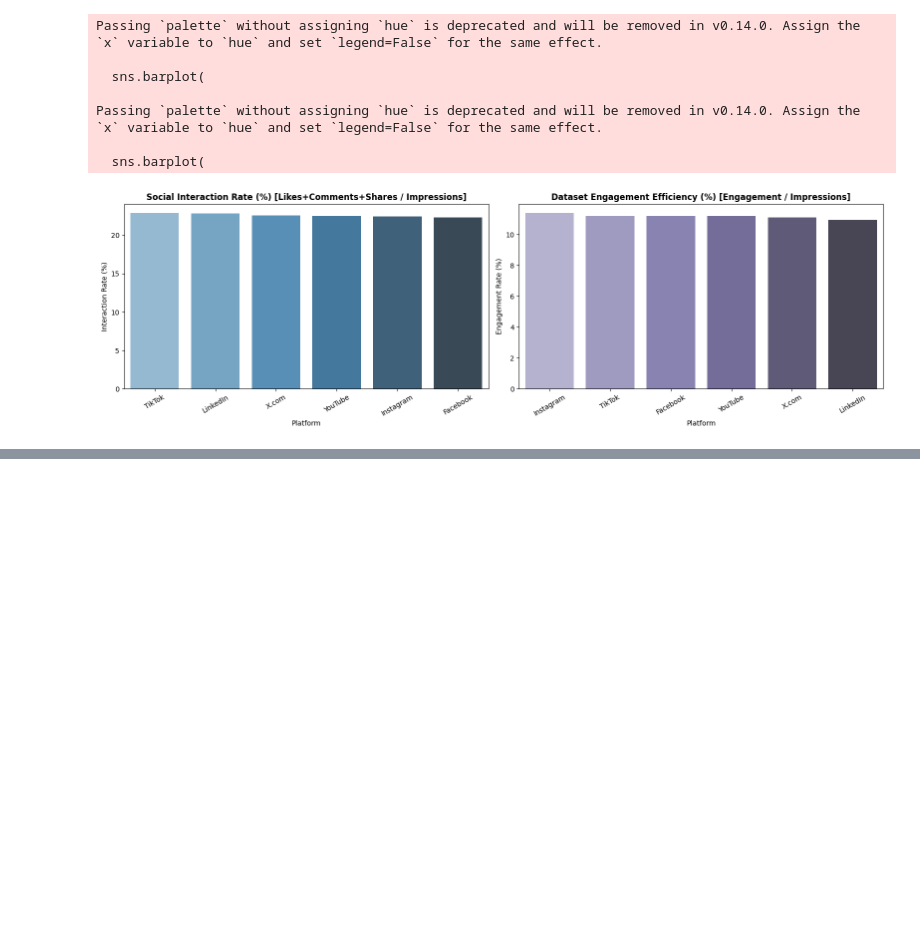
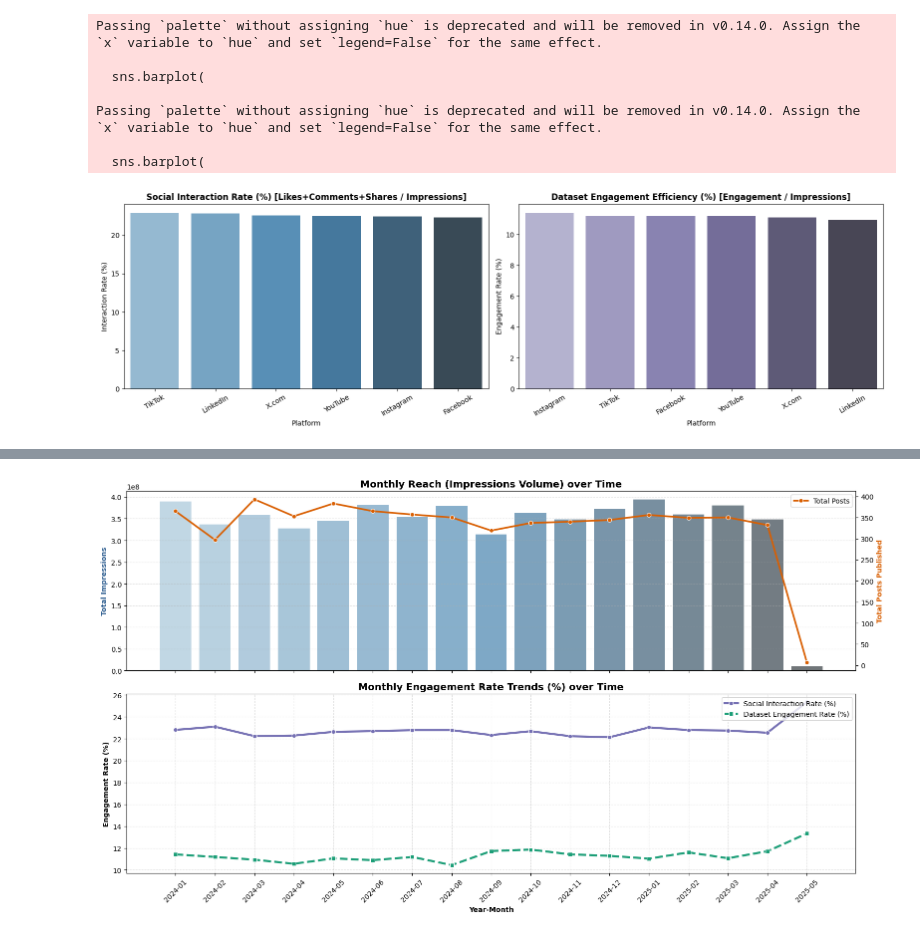
Before and after one commit to SalmaAllam8/PowerBI-mini-Projects, a Jupyter notebook: EDA.ipynb, the cells around one changed output, grey strips where cells are left out. Saved outputs shown, nothing was run; the diff lists cells and outputs as text; code cells hidden in the pictures; blank space fills up the shorter version.

```diff
--- a/EDA.ipynb
+++ b/EDA.ipynb
@@ -2052,3 +2019,12 @@ Passing `palette` without assigning `hue` is deprecated and will be removed in v
 
   sns.barplot(
 [figure]
+# %%
+# Convert to datetime format if needed (replace 'Post_Date' with your column name)
+df['Post_Date'] = pd.to_datetime(df['Post_Date'])
+
+# Extract Year-Month string (e.g., '2025-01', '2025-02') for strict chronological sorting
+df['Year_Month'] = df['Post_Date'].dt.to_period('M').astype(str)
+
+# Extract Month Name for seasonal analysis
+df['Month_Name'] = df['Post_Date'].dt.month_name()
@@ -2054,0 +2088,73 @@ Passing `palette` without assigning `hue` is deprecated and will be removed in v
+# %%
+fig, axes = plt.subplots(2, 1, figsize=(16, 9), sharex=True)
+
+# Plot 1: Monthly Reach (Impressions) & Publishing Volume
+ax1 = axes[0]
+sns.barplot(
+    data=monthly_summary,
+    x='Year_Month',
+    y='Total_Impressions',
+    palette='Blues_d',
+    ax=ax1,
+    alpha=0.7,
+)
+ax1.set_title(
+    'Monthly Reach (Impressions Volume) over Time',
+    fontweight='bold',
+    fontsize=14,
+)
+ax1.set_ylabel('Total Impressions', fontweight='bold', color='#2b5c8f')
+ax1.grid(True, linestyle='--', alpha=0.4, axis='y')
+
+# Overlay Post Count on secondary Y-axis
+ax1_twin = ax1.twinx()
+sns.lineplot(
+    data=monthly_summary,
+    x=monthly_summary.index,
+    y='Total_Posts',
+    color='#d95f02',
+    linewidth=2.5,
+    marker='o',
+    ax=ax1_twin,
+    label='Total Posts',
+)
+ax1_twin.set_ylabel('Total Posts Published', fontweight='bold', color='#d95f02')
+
+# Plot 2: Engagement Rate Trends (%) over Time
+ax2 = axes[1]
+sns.lineplot(
+    data=monthly_summary,
+    x=monthly_summary.index,
+    y='Social_Interaction_Rate_%',
+    marker='o',
+    color='#7570b3',
+    linewidth=3,
+    label='Social Interaction Rate (%)',
+    ax=ax2,
+)
+sns.lineplot(
+    data=monthly_summary,
+    x=monthly_summary.index,
+    y='Dataset_Engagement_Rate_%',
+    marker='s',
+    color='#1b9e77',
+    linewidth=3,
+    linestyle='--',
+    label='Dataset Engagement Rate (%)',
+    ax=ax2,
+)
+ax2.set_title(
+    'Monthly Engagement Rate Trends (%) over Time',
+    fontweight='bold',
+    fontsize=14,
+)
+ax2.set_xlabel('Year-Month', fontweight='bold')
+ax2.set_ylabel('Engagement Rate (%)', fontweight='bold')
+ax2.grid(True, linestyle='--', alpha=0.4)
+ax2.set_xticks(range(len(monthly_summary)))
+ax2.set_xticklabels(monthly_summary['Year_Month'], rotation=45)
+ax2.legend(loc='upper right')
+
+plt.tight_layout()
+plt.show()
+# %% [output]
@@ -2054,0 +2164 @@ Passing `palette` without assigning `hue` is deprecated and will be removed in v
+[figure, added]
```
Also changed, not shown: parts of 8 cells of this notebook.
